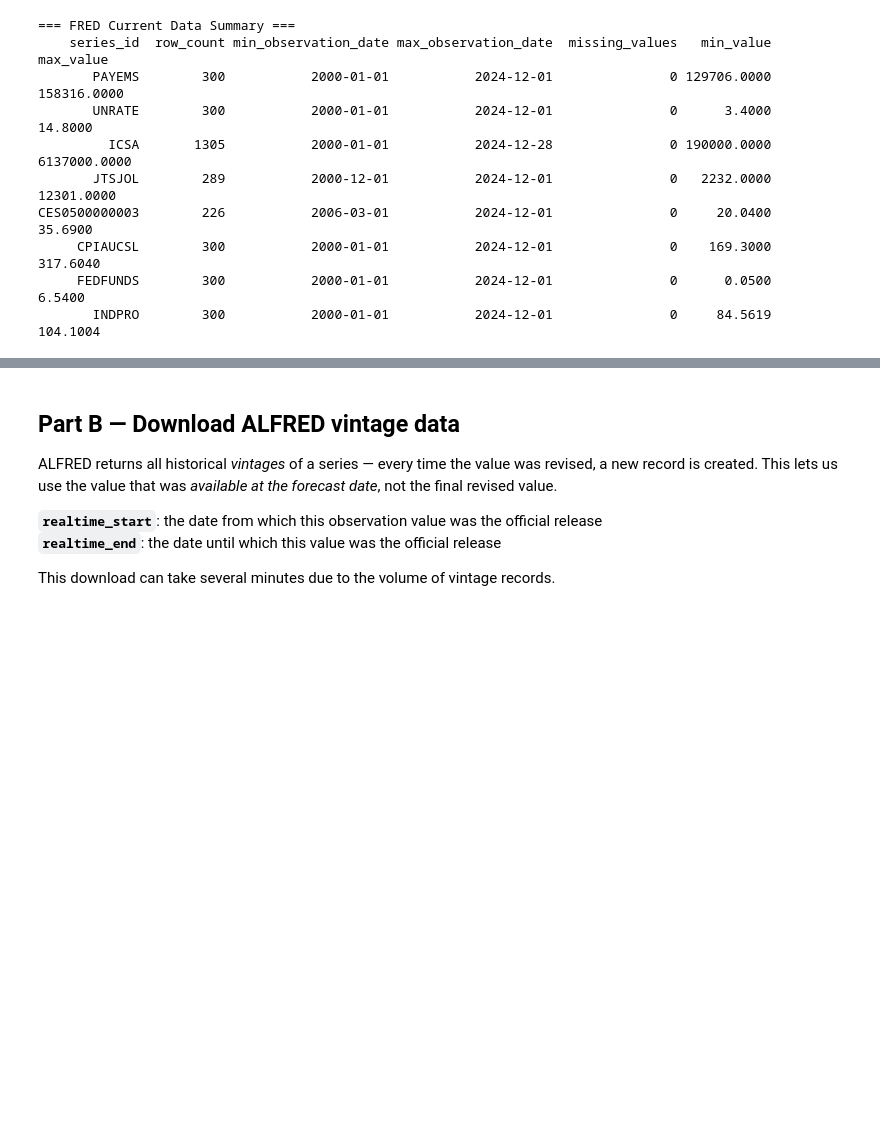
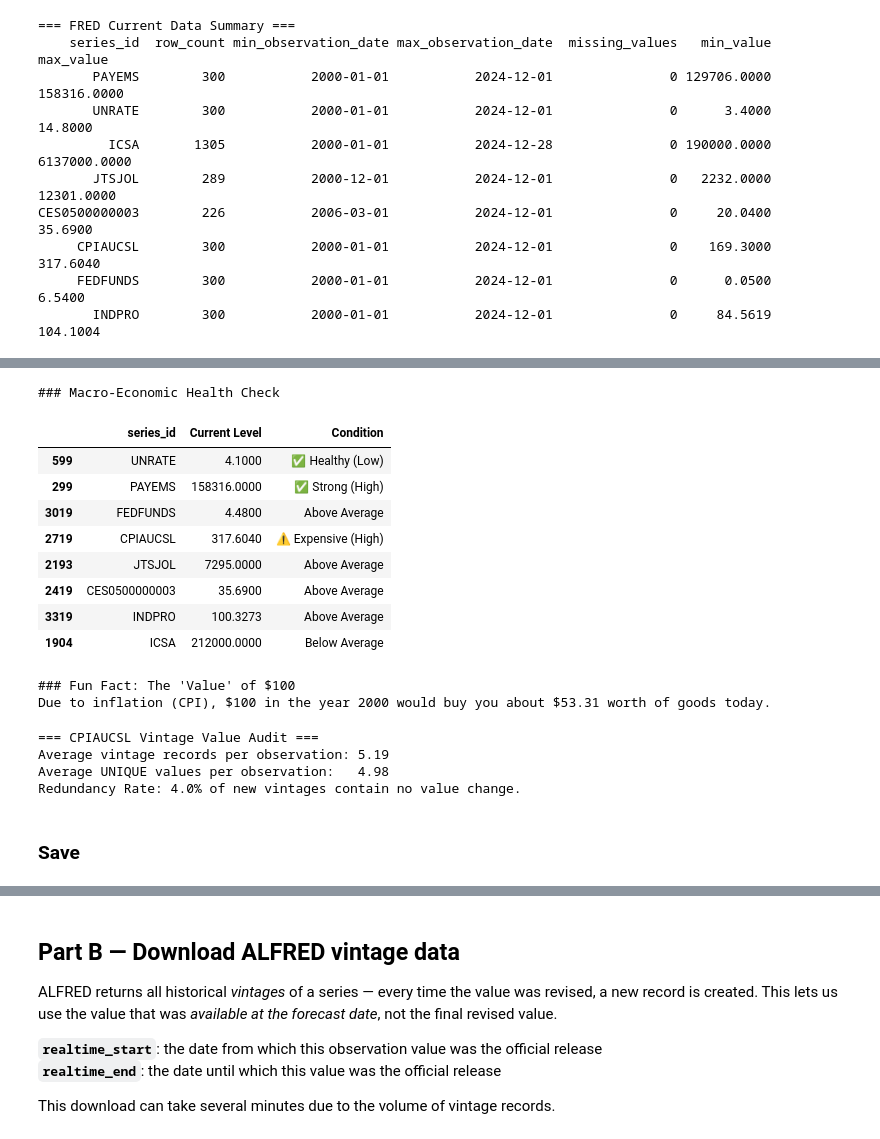
Before and after one commit to mimimission/ECON_NLP, a Jupyter notebook: notebooks/01_collect_raw_fred_alfred.ipynb, the cells around one changed output, grey strips where cells are left out. Drawn from its saved outputs; the diff is of its cells as text; code cells hidden in the pictures; blank space fills up the shorter version.

```diff
--- a/notebooks/01_collect_raw_fred_alfred.ipynb
+++ b/notebooks/01_collect_raw_fred_alfred.ipynb
@@ -215,3 +367,77 @@ CES0500000003        226           2006-03-01           2024-12-01
+# %%
+# 1. Create a simplified Economic Scorecard
+def economic_vibe_check(df):
+    latest = df.sort_values('observation_date').groupby('series_id').tail(1).copy()
+    medians = df.groupby('series_id')['value'].median()
+
+    def get_vibe(row):
+        sid = row['series_id']
+        val = row['value']
+        med = medians[sid]
+
+        # Logic: For some, Higher is better (Payrolls), for others, Lower is better (Unemployment)
+        if sid == 'UNRATE':
+            return "✅ Healthy (Low)" if val < med else "⚠️ Concerning (High)"
+        if sid == 'CPIAUCSL':
+            return "⚠️ Expensive (High)" if val > med else "✅ Stable (Low)"
+        if sid == 'PAYEMS':
+            return "✅ Strong (High)" if val > med else "⚠️ Weak (Low)"
+        return "Above Average" if val > med else "Below Average"
+
+    latest['Condition'] = latest.apply(get_vibe, axis=1)
+    return latest[['series_id', 'value', 'Condition']].rename(columns={'value': 'Current Level'})
+
+print("### Macro-Economic Health Check")
+display(economic_vibe_check(fred_df))
+
+# 2. The 'Price of a Dollar' Analysis (Inflation check)
+cpi_now = fred_df[fred_df['series_id'] == 'CPIAUCSL']['value'].iloc[-1]
+cpi_2000 = fred_df[fred_df['series_id'] == 'CPIAUCSL']['value'].iloc[0]
+purchasing_power = (cpi_2000 / cpi_now) * 100
+
+print(f"\n### Fun Fact: The 'Value' of $100")
+print(f"Due to inflation (CPI), $100 in the year 2000 would buy you about ${purchasing_power:.2f} worth of goods today.")
+# %% [output]
+### Macro-Economic Health Check
+|  | series_id | Current Level | Condition |
+| 599 | UNRATE | 4.1000 | ✅ Healthy (Low) |
+| 299 | PAYEMS | 158316.0000 | ✅ Strong (High) |
+| 3019 | FEDFUNDS | 4.4800 | Above Average |
+| 2719 | CPIAUCSL | 317.6040 | ⚠️ Expensive (High) |
+| 2193 | JTSJOL | 7295.0000 | Above Average |
+| 2419 | CES0500000003 | 35.6900 | Above Average |
+| 3319 | INDPRO | 100.3273 | Above Average |
+| 1904 | ICSA | 212000.0000 | Below Average |
+### Fun Fact: The 'Value' of $100
+Due to inflation (CPI), $100 in the year 2000 would buy you about $53.31 worth of goods today.
+# %%
+print('\n=== CPIAUCSL Vintage Value Audit ===')
+
+# Isolate CPIAUCSL data
+cpi_df = alfred_df[alfred_df['series_id'] == 'CPIAUCSL']
+
+# Group by observation date and count total records vs unique values
+audit_df = cpi_df.groupby('observation_date').agg(
+    total_vintages=('value', 'count'),
+    unique_values=('value', 'nunique')
+)
+
+avg_vintages = audit_df['total_vintages'].mean()
+avg_unique = audit_df['unique_values'].mean()
+
+print(f"Average vintage records per observation: {avg_vintages:.2f}")
+print(f"Average UNIQUE values per observation:   {avg_unique:.2f}")
+
+# Calculate the redundancy rate
+redundant_pct = (1 - (avg_unique / avg_vintages)) * 100
+print(f"Redundancy Rate: {redundant_pct:.1f}% of new vintages contain no value change.")
+# %% [output]
+=== CPIAUCSL Vintage Value Audit ===
+Average vintage records per observation: 5.19
+Average UNIQUE values per observation:   4.98
+Redundancy Rate: 4.0% of new vintages contain no value change.
+# %% [markdown]
+### Save
 # %%
 fred_path = RAW_FRED_DIR / 'fred_current.parquet'
 fred_df.to_parquet(fred_path, index=False)
```
Also changed, not shown: parts of 7 cells of this notebook.
